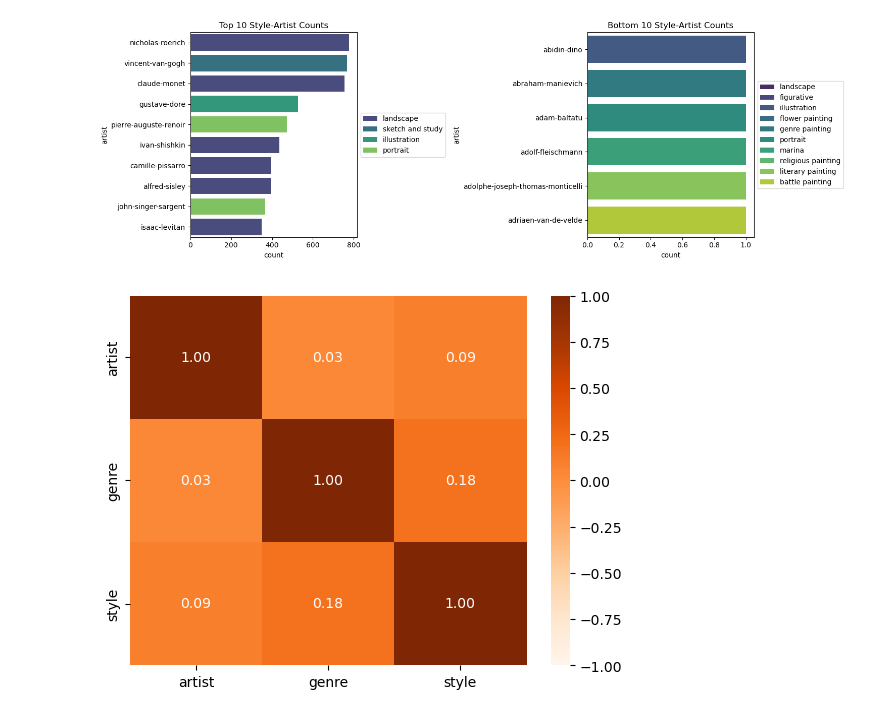
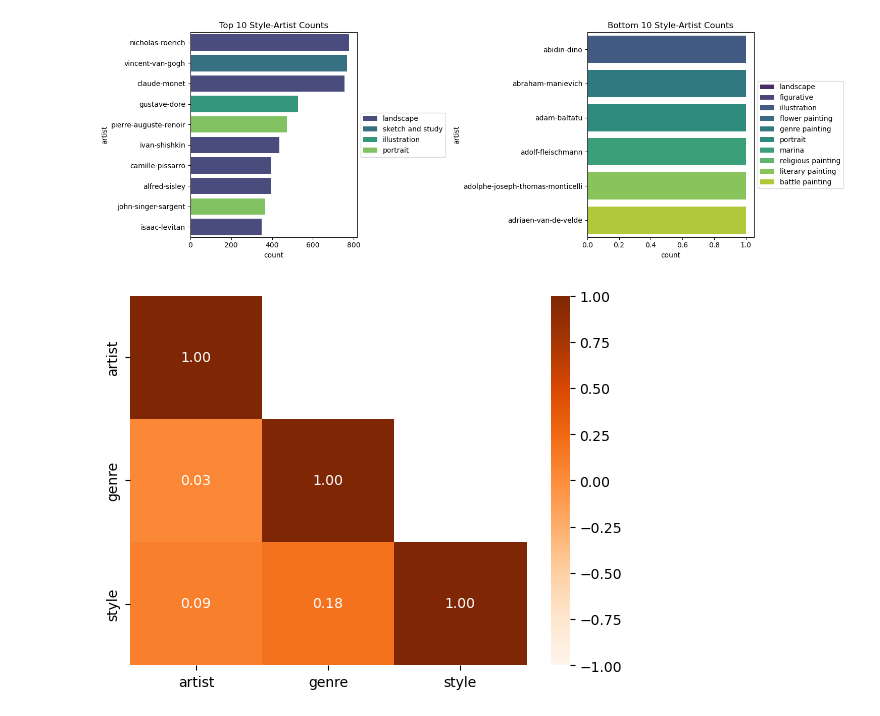
Before and after one commit to sehyeon24/2ndTeamProject, a Jupyter notebook: source/style/시각화.ipynb, the cells around one changed output. Drawn from its saved outputs; the diff is of its cells as text; code cells hidden in the pictures.

```diff
--- a/source/style/시각화.ipynb
+++ b/source/style/시각화.ipynb
@@ -81,9 +82,12 @@ plt.show()
 # %%
 ags = painting.iloc[:, -3:]
 le = LabelEncoder()
 ags_labels = ags.apply(le.fit_transform)
 
-sns.heatmap(ags_labels.corr(), vmin=-1, vmax=1, annot=True, cmap='Oranges', fmt='.2f')
+corr = ags_labels.corr()
+mask = np.triu(np.ones_like(corr, dtype=bool))  # 상삼각 행렬 마스크
+mask[corr == 1] = False  # 상관계수 1.0인 항목은 보이게 하기
+sns.heatmap(corr, vmin=-1, vmax=1, annot=True, cmap='Oranges', fmt='.2f', mask=mask)
 plt.show()
 # %% [output]
-[figure, old version]
+[figure, new version]
```
Also changed, not shown: parts of 1 cell of this notebook.
